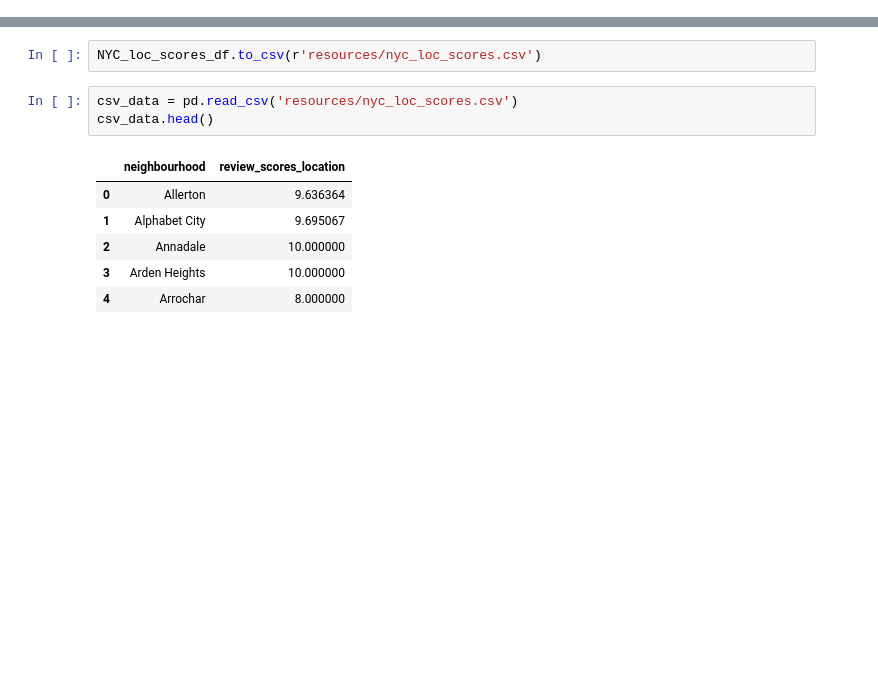
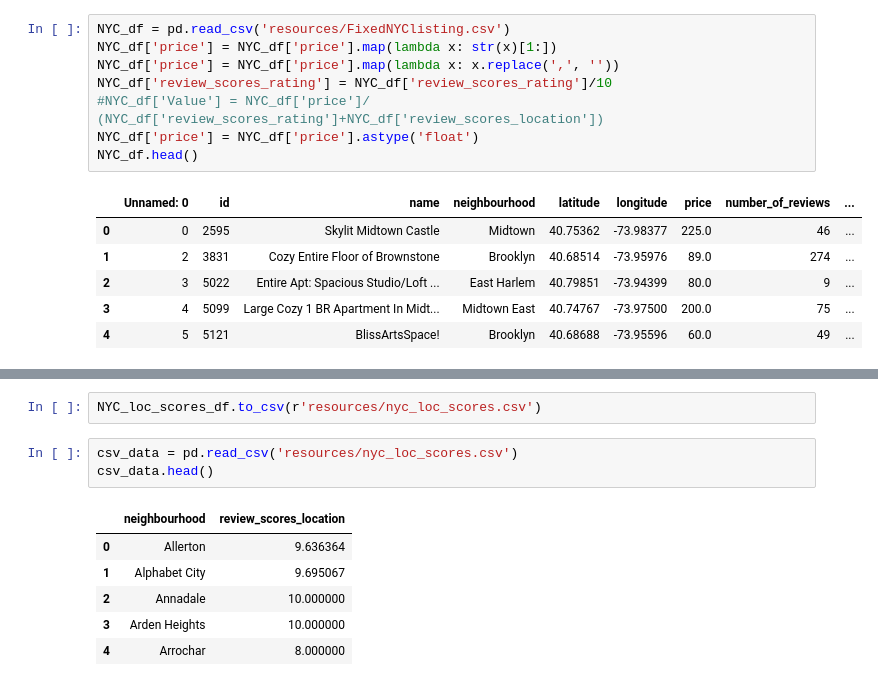
Before and after one commit to christinemazur/project1, a Jupyter notebook: NYCNeighborhoods.ipynb, the cells around one changed output, grey strips where cells are left out. Cells and saved outputs as stored; diff of their text form; blank space fills up the shorter version.

```diff
--- a/NYCNeighborhoods.ipynb
+++ b/NYCNeighborhoods.ipynb
@@ -33,3 +25,18 @@ NYC_df.head()
+# %%
+NYC_df = pd.read_csv('resources/FixedNYClisting.csv')
+NYC_df['price'] = NYC_df['price'].map(lambda x: str(x)[1:])
+NYC_df['price'] = NYC_df['price'].map(lambda x: x.replace(',', ''))
+NYC_df['review_scores_rating'] = NYC_df['review_scores_rating']/10
+#NYC_df['Value'] = NYC_df['price']/ (NYC_df['review_scores_rating']+NYC_df['review_scores_location'])
+NYC_df['price'] = NYC_df['price'].astype('float')
+NYC_df.head()
+# %% [output]
+|  | Unnamed: 0 | id | name | neighbourhood | latitude | longitude | price | number_of_reviews | ... |
+| 0 | 0 | 2595 | Skylit Midtown Castle | Midtown | 40.75362 | -73.98377 | 225.0 | 46 | ... |
+| 1 | 2 | 3831 | Cozy Entire Floor of Brownstone | Brooklyn | 40.68514 | -73.95976 | 89.0 | 274 | ... |
+| 2 | 3 | 5022 | Entire Apt: Spacious Studio/Loft ... | East Harlem | 40.79851 | -73.94399 | 80.0 | 9 | ... |
+| 3 | 4 | 5099 | Large Cozy 1 BR Apartment In Midt... | Midtown East | 40.74767 | -73.97500 | 200.0 | 75 | ... |
+| 4 | 5 | 5121 | BlissArtsSpace! | Brooklyn | 40.68688 | -73.95596 | 60.0 | 49 | ... |
 # %%
 # Grab ratings
 neighborhood_ratings = NYC_df[['neighbourhood','review_scores_location']]
```
Also changed, not shown: parts of 11 cells of this notebook.
